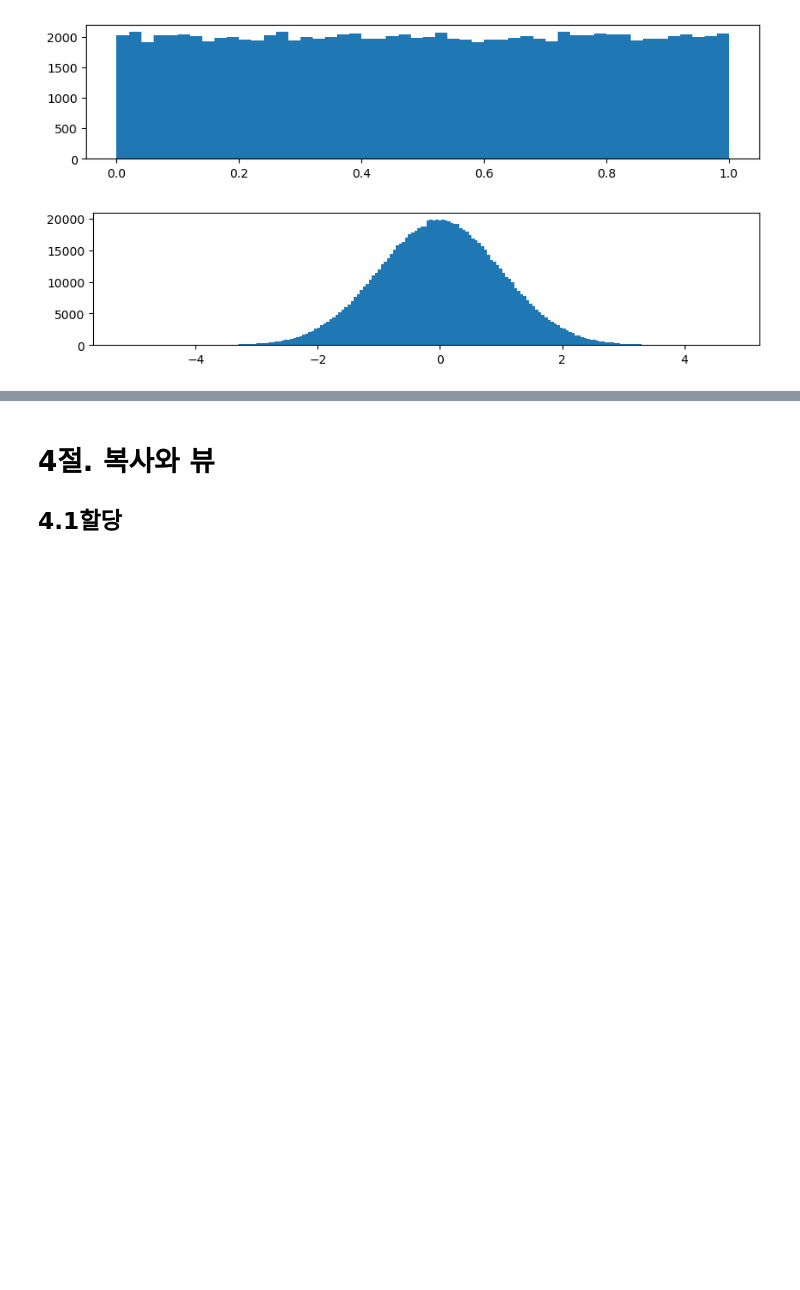
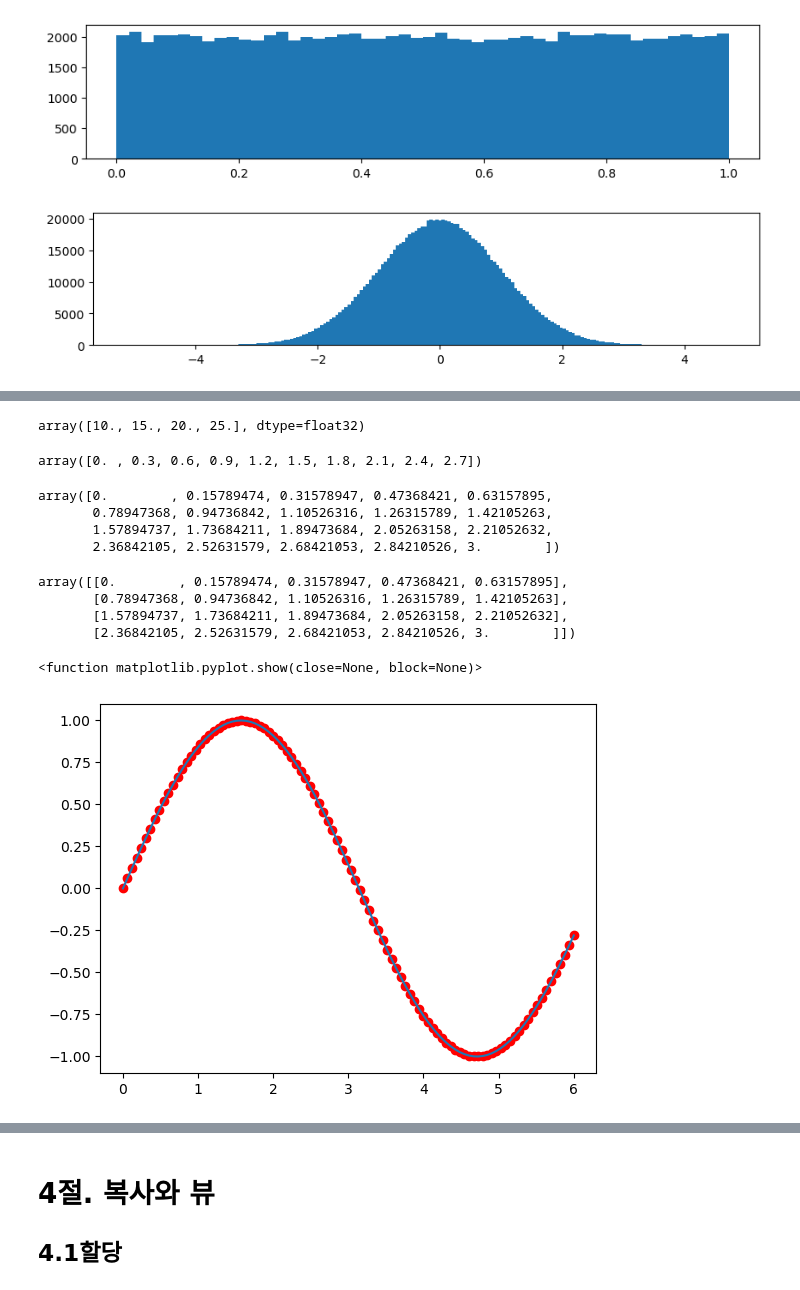
Before and after one commit to wonee-302/ai, a Jupyter notebook: source/01_python/ch_10N차원배열다루기.ipynb, the cells around one changed output, grey strips where cells are left out. Drawn from its saved outputs; the diff is of its cells as text; code cells hidden in the pictures; blank space fills up the shorter version.

```diff
--- a/source/01_python/ch_10N차원배열다루기.ipynb
+++ b/source/01_python/ch_10N차원배열다루기.ipynb
@@ -533,0 +574,36 @@ plt.show()
+# %%
+np.arange(10, 30,5, dtype=np.float32)
+# %% [output]
+array([10., 15., 20., 25.], dtype=float32)
+# %%
+np.arange(0,3,0.3)
+# %% [output]
+array([0. , 0.3, 0.6, 0.9, 1.2, 1.5, 1.8, 2.1, 2.4, 2.7])
+# %%
+np.linspace(0, 3, 20) #0부터 같은 간격으로 20개 수를 배열로 생성
+# %% [output]
+array([0.        , 0.15789474, 0.31578947, 0.47368421, 0.63157895,
+       0.78947368, 0.94736842, 1.10526316, 1.26315789, 1.42105263,
+       1.57894737, 1.73684211, 1.89473684, 2.05263158, 2.21052632,
+       2.36842105, 2.52631579, 2.68421053, 2.84210526, 3.        ])
+# %%
+np.linspace(0, 3, 20).reshape(4,5)
+# %% [output]
+array([[0.        , 0.15789474, 0.31578947, 0.47368421, 0.63157895],
+       [0.78947368, 0.94736842, 1.10526316, 1.26315789, 1.42105263],
+       [1.57894737, 1.73684211, 1.89473684, 2.05263158, 2.21052632],
+       [2.36842105, 2.52631579, 2.68421053, 2.84210526, 3.        ]])
+# %%
+x= np.array([0,1,2,3,4,5,6])
+#linspace :특정구간에 많은 수의 점을 생성할 때 유용
+x = np.linspace(0,6,100)
+y= np.sin(x)
+# %%
+
+from matplotlib import pyplot as plt
+plt.scatter(x,y,c='r') #빨간색 점그래프
+plt.plot(x,y) # 선그래프
+plt.show
+# %% [output]
+<function matplotlib.pyplot.show(close=None, block=None)>
+[figure, added]
```
Also changed, not shown: parts of 152 cells of this notebook, 2 other files.
